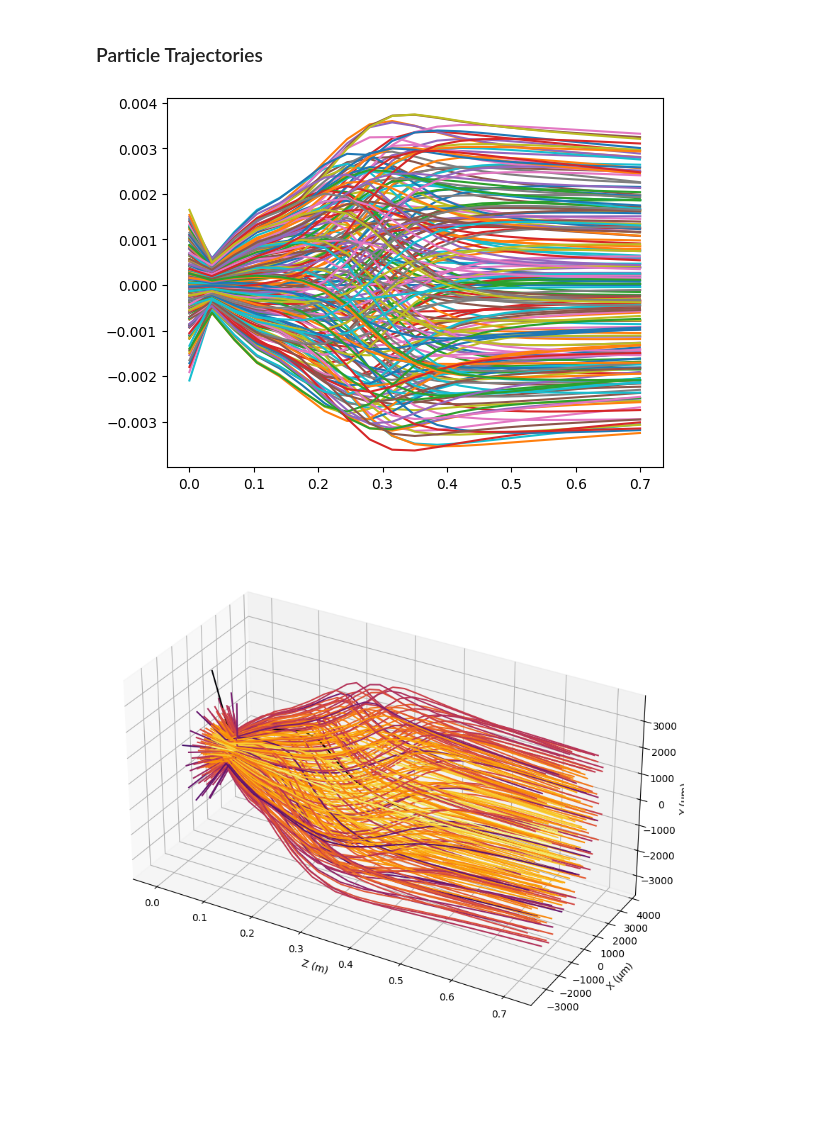
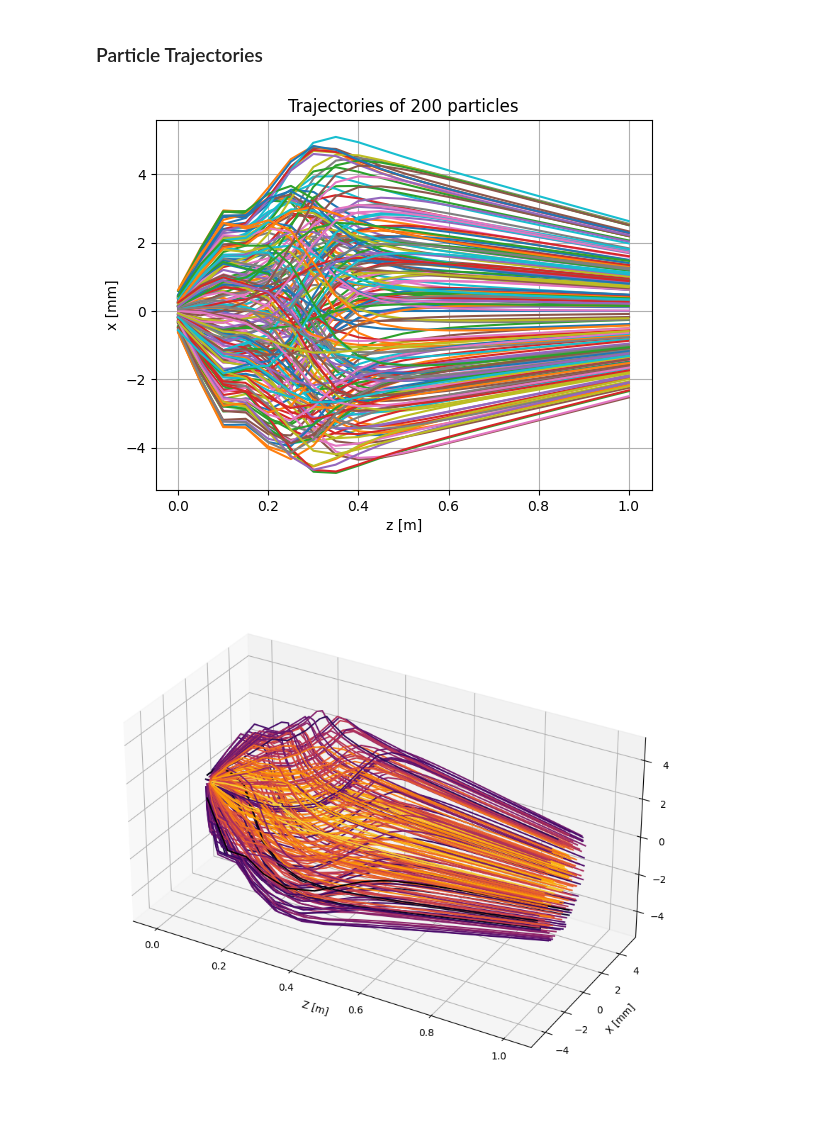
Before and after one commit to AlexanderKlemps/astra-web, a Jupyter notebook: examples/request_test.ipynb, the cells around one changed output. Drawn from its saved outputs; the diff is of its cells as text; code cells hidden in the pictures; blank space fills up the shorter version.

```diff
--- a/examples/request_test.ipynb
+++ b/examples/request_test.ipynb
@@ -151,14 +173,19 @@ solenoid_table = pd.read_csv("./data/solenoid_B_field.dat", names=['z', 'v'], se
 generator_parameters = {
     "particle_count": 10000,
     "time_spread": True,
-    "dist_z": "gauss",
-    "x_emittance": 1.0E0,
-    "y_emittance": 1.0E0,
-    "rms_bunch_size_x":0.75E0,
-    "rms_bunch_size_y": 0.75E0,
-    "rms_bunch_size_z": 1.0E0,
-    "reference_kinetic_energy": 2.0E0,
-    "rms_energy_spread": 1,
+    "dist_z": "flattop",
+    "flattop_time_length": 3.0*1e-3, # 3ps
+    "flattop_rise_time": 0.2*1e-3, # 3ps
+    "rms_bunch_size_x":0.34E0,
+    "rms_bunch_size_y": 0.34E0,
+    "reference_kinetic_energy": 0.55*1e-6,
+    "gaussian_cutoff_x": 2.0,
+    "gaussian_cutoff_y": 2.0,
+    "flattop_z_length": 3.0,
+    "flattop_rise_z": 0.02,
+    "rms_energy_spread": 1.0019*1e-06,
+    "x_emittance": 0.1473,
+    "y_emittance": 0.1473
 }
 
 response = request("generate", generator_parameters)
@@ -190,29 +217,28 @@ Response code 200
 body = {
     'run_specs': {
         'particle_file_name': distribution_timestamp,
-        'rms_laser_spot_size': 0.1,
+        'rms_laser_spot_size': 0.2,
         'auto_phase': True,
-        'emission_time': 0.000040,
+        'rms_emission_time': 0.000040, # 40fs
     },
     'output_specs': {
         'z_phase': 20,
-        'z_stop': 0.7,
+        'z_stop': 1.0,
     },
     'space_charge': {
         'use_space_charge': True,
-        'z_trans': 0.1
+        'z_trans': 0.05,
     },
     'cavities': [
         {
-            'phase': 0, 'z_0': 0.0,
             'field_table': cavity_table.to_dict('list'),
-            'max_field_strength': cavity_table.max()['v']*1e-6,
+            'max_field_strength': 57.5
         },
     ],
     'solenoids': [
         {
             'field_table': solenoid_table.to_dict('list'),
-            'max_field_strength': 0.224 #solenoid_table.max()['v']
+            'max_field_strength': 0.2
         },
     ]
 }
@@ -297,12 +324,16 @@ emit_z.plot(x='z', y='emittance')
 # %%
 N = 50
 plt.plot(
     [P[::N].z for P in  particle_groups],
-    [P[::N].x for P in  particle_groups]
+    [P[::N].x*1e3 for P in  particle_groups]
 )
+plt.grid()
+plt.xlabel("z [m]")
+plt.ylabel("x [mm]")
+plt.title(f"Trajectories of {particle_groups[0].n_particle//N} particles")
 plt.show()
 # %% [output]
-[figure, old version]
+[figure, new version]
 # %%
 import numpy as np
 from mpl_toolkits.mplot3d import Axes3D
@@ -313,22 +344,22 @@ cmap = matplotlib.colormaps.get_cmap('inferno')
 
 skip=1
 X = np.array([P[::N].x for P in particle_groups]).T[::skip]
-Y = np.array([P[::N].y for P in  particle_groups]).T[::skip]
-Z = np.array([P[::N].z for P in  particle_groups]).T[::skip]
+Y = np.array([P[::N].y for P in particle_groups]).T[::skip]
+Z = np.array([P[::N].z for P in particle_groups]).T[::skip]
 
 scale = np.hypot(X[:, 0], Y[:,0]).max()
 
-# color by  initial radius
+# color by initial radius
 for i in range(len(X)):
     color = cmap(1-np.hypot(X[i,0], Y[i,0])/scale)
-    ax.plot(X[i]*1e6, Y[i]*1e6, Z[i], zdir='x', color=color)
+    ax.plot(X[i]*1e3, Y[i]*1e3, Z[i], zdir='x', color=color)
 
 ax.set_box_aspect((2,1,1))
 
-ax.set_xlabel('Z (m)')
-ax.set_ylabel('X (µm)')
-ax.set_zlabel('Y (µm)')
+ax.set_xlabel('Z [m]')
+ax.set_ylabel('X [mm]')
+ax.set_zlabel('Y [mm]')
 
 plt.show()
 # %% [output]
-[figure, old version]
+[figure, new version]
```
Also changed, not shown: parts of 15 cells of this notebook, 4 other files.
